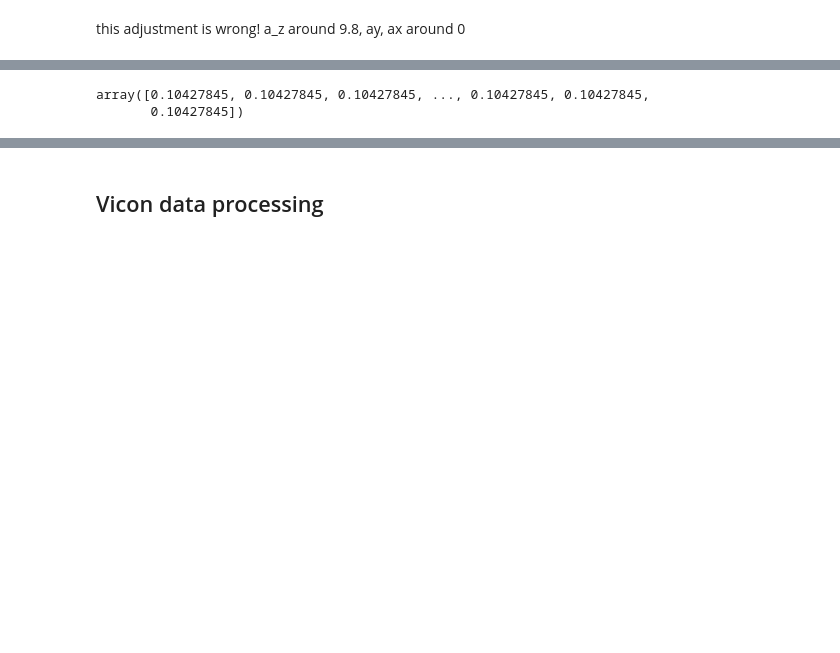
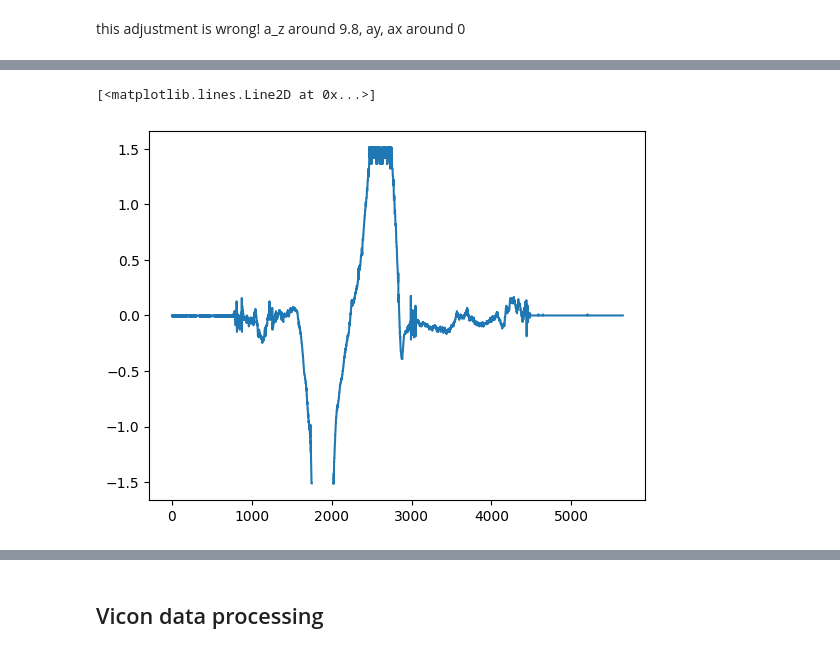
Before and after one commit to anht-nguyen/ESE650, a Jupyter notebook: hw2/p2/test_p2_Calibration.ipynb, the cells around one changed output, grey strips where cells are left out. Saved outputs shown, nothing was run; the diff lists cells and outputs as text; code cells hidden in the pictures; blank space fills up the shorter version.

```diff
--- a/hw2/p2/test_p2_Calibration.ipynb
+++ b/hw2/p2/test_p2_Calibration.ipynb
@@ -59,8 +73,8 @@ ValueError: math domain error
 # %%
-np.arcsin(accel_imu[0,:]/9.81)
+plt.plot(np.arcsin(accel_imu[0,:]/9.81))
 # %% [output]
-array([0.10427845, 0.10427845, 0.10427845, ..., 0.10427845, 0.10427845,
-       0.10427845])
+[<matplotlib.lines.Line2D at 0x...>]
+[figure, added]
 # %%
 euler_accel_imu = accel_2_euler(accel_imu)
 
```
Also changed, not shown: parts of 8 cells of this notebook, 11 other files.
